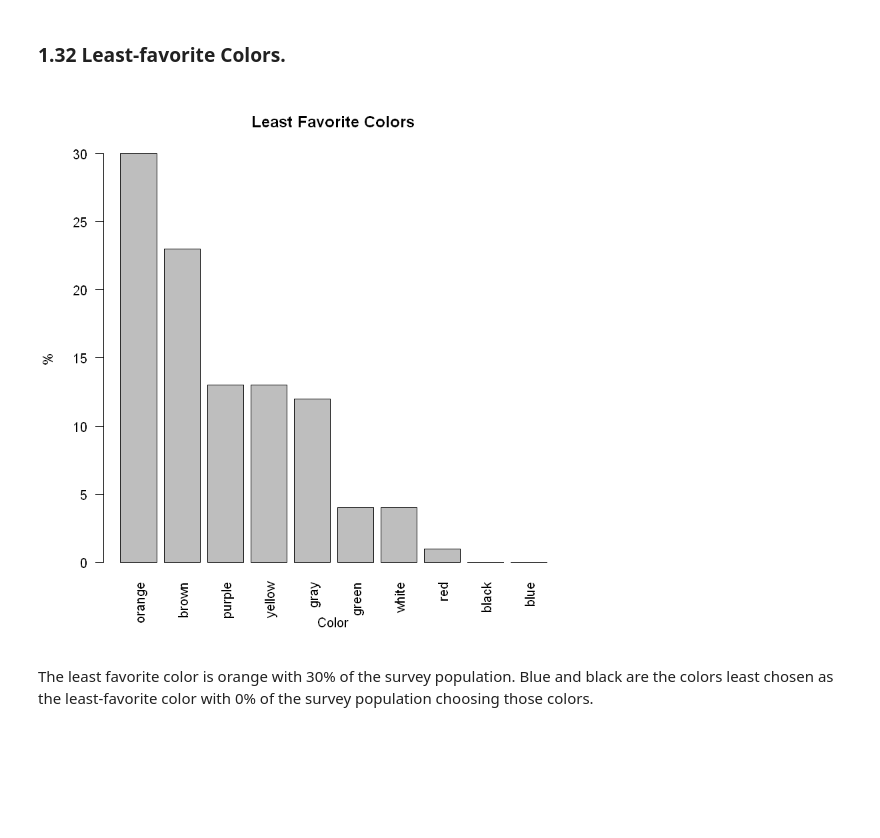
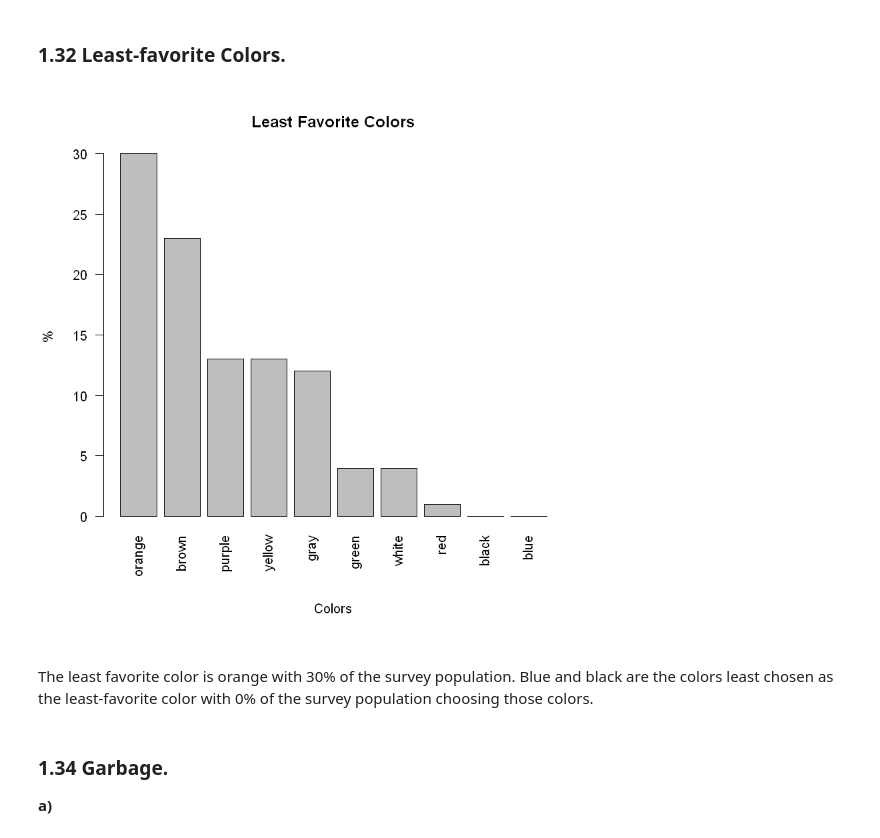
Before and after one commit to nitro41992/math-661-hw, a Jupyter notebook: M661 Kuchimanchi HW1.ipynb, the cells around one changed output. Drawn from its saved outputs; the diff is of its cells as text; code cells hidden in the pictures; blank space fills up the shorter version.

```diff
--- a/M661 Kuchimanchi HW1.ipynb
+++ b/M661 Kuchimanchi HW1.ipynb
@@ -197,15 +200,21 @@ The most favorite color is blue with 42% of the survey population and the least
 # %%
 percents = c(30, 23, 13, 13, 12, 4, 4, 1, 0, 0)
 colorName= c('orange', 'brown', 'purple', 'yellow', 'gray',
             'green', 'white', 'red', 'black', 'blue')
+
+par(mar=c(8, 4.1, 4.1, 2.1))
 barplot(percents,
 las=2,
 main = "Least Favorite Colors",
-xlab = "Color",
+xlab = "",
 ylab = "%",
 names.arg = colorName,
 col = "gray")
+mtext(text="Colors", side=1, line=5)
 # %% [output]
-[figure, old version]
+[figure, new version]
 # %% [markdown]
 The least favorite color is orange with 30% of the survey population. Blue and black are the colors least chosen as the least-favorite color with 0% of the survey population choosing those colors.
+# %% [markdown]
+### 1.34 Garbage.
+**a)**
```
Also changed, not shown: parts of 7 cells of this notebook.
